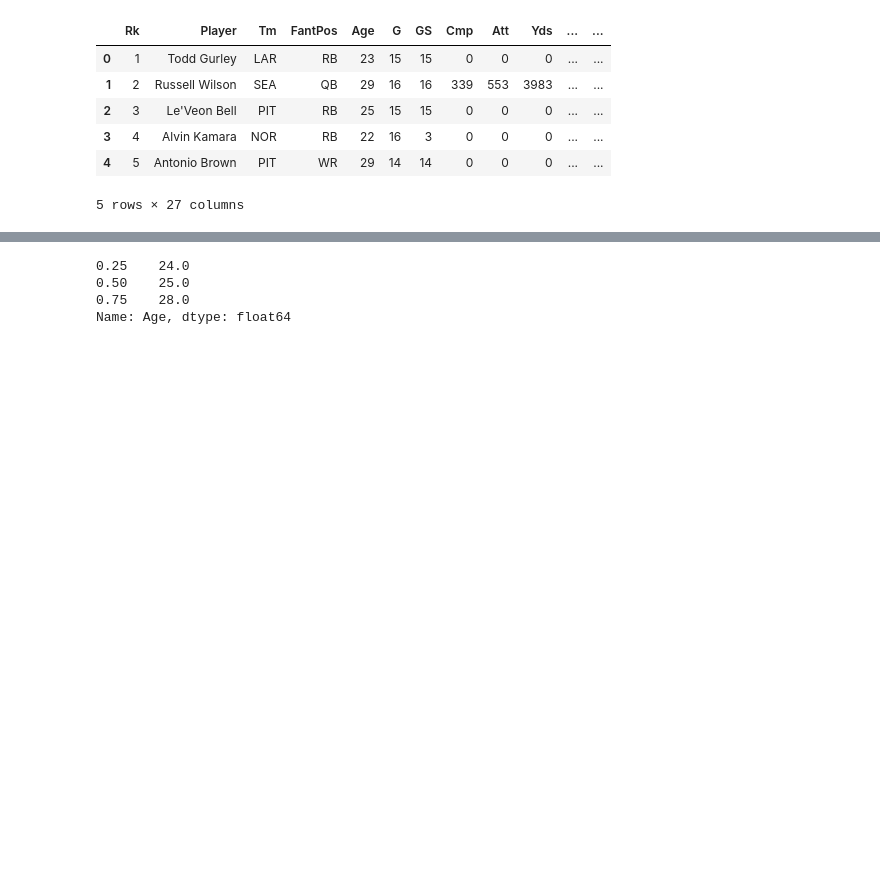
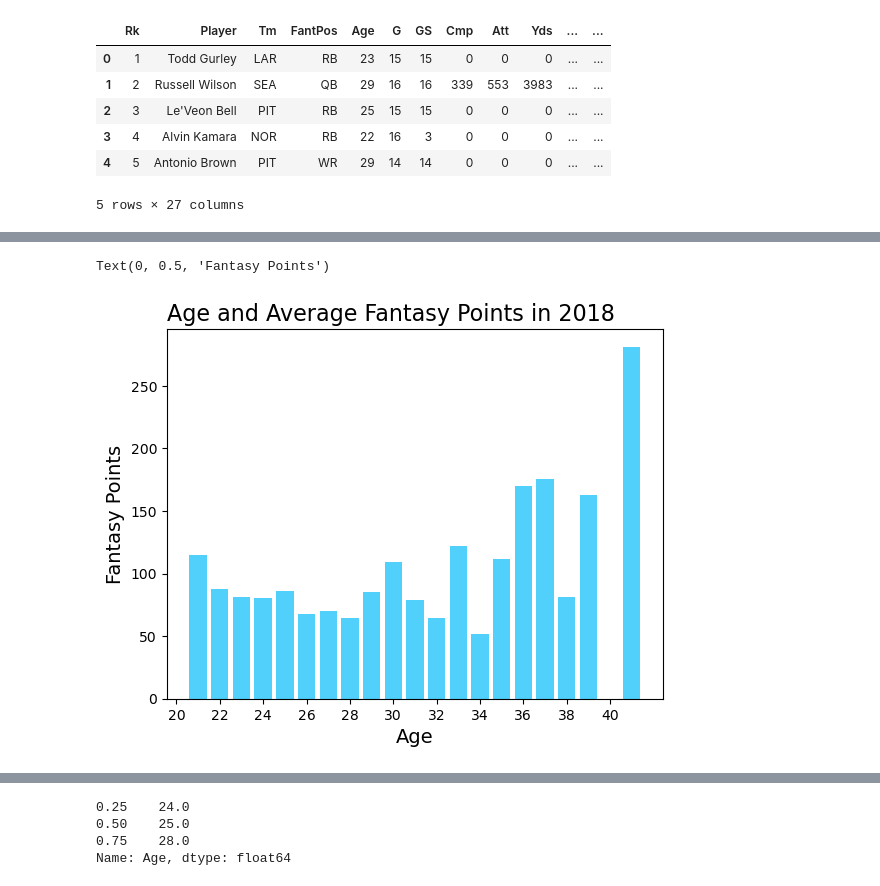
Before and after one commit to ShawnS33/fire_fantasy_project, a Jupyter notebook: fantasy_football_angel.ipynb, the cells around one changed output, grey strips where cells are left out. Cells and saved outputs as stored; diff of their text form; code cells hidden in the pictures; blank space fills up the shorter version.

```diff
--- a/fantasy_football_angel.ipynb
+++ b/fantasy_football_angel.ipynb
@@ -81,0 +255,16 @@ MainDF.head()
+# %%
+plt.bar(x = AverageFantasyPoints2018.index,
+        height = list(AverageFantasyPoints2018),
+        color = blue_1)
+plt.title(label = "Age and Average Fantasy Points in 2018",
+          loc = "left",
+          fontsize = 16)
+plt.xticks(np.arange(min(MainDF2018["Age"]) - 1, max(MainDF2018["Age"])  + 1 ,2))
+
+plt.xlabel(xlabel = "Age",
+           fontsize = 14)
+plt.ylabel(ylabel = "Fantasy Points",
+           fontsize = 14)
+# %% [output]
+Text(0, 0.5, 'Fantasy Points')
+[figure, added]
```
Also changed, not shown: parts of 62 cells of this notebook.
